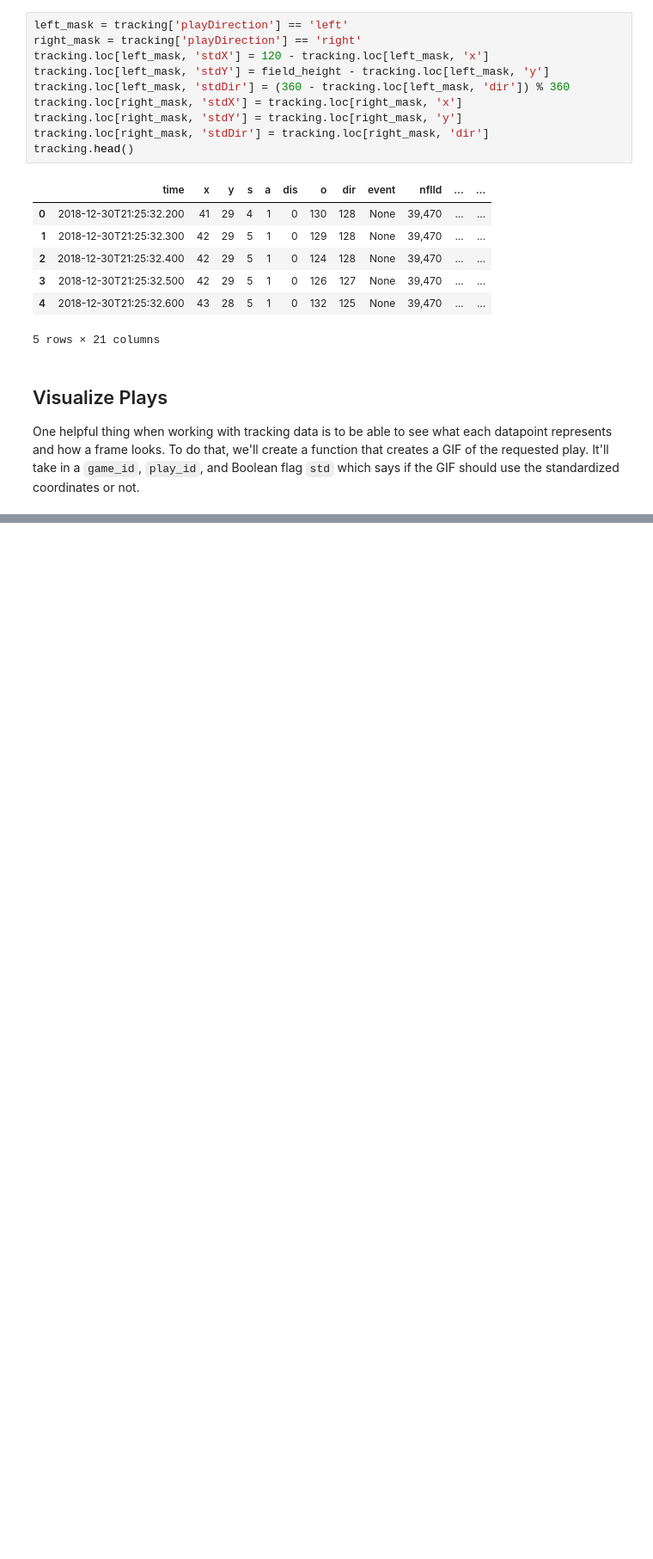
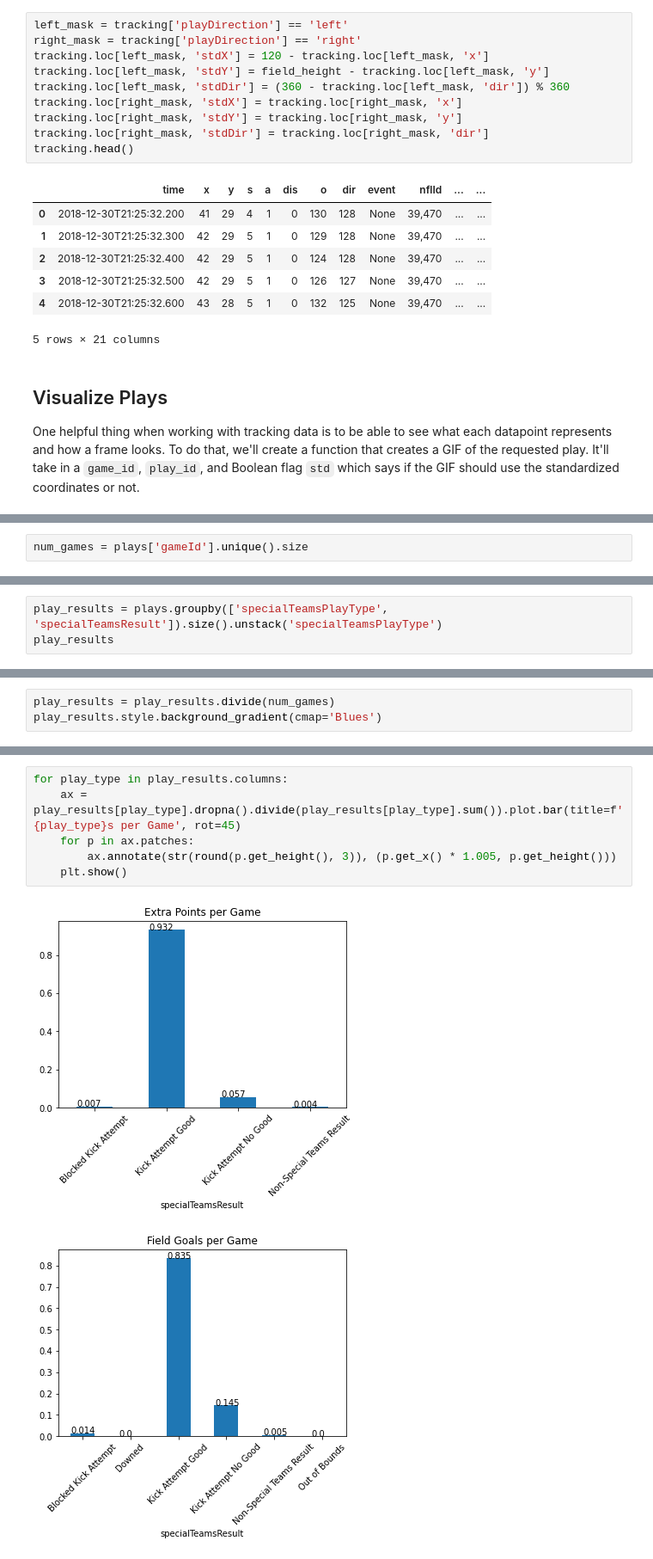
Before and after one commit to icowen/big-data-bowl-2022, a Jupyter notebook: eda.ipynb, the cells around one changed output, grey strips where cells are left out. Shown: that part at 86% size. Drawn from its saved outputs; the diff is of its cells as text; blank space fills up the shorter version.

Commit message:
Exploring game data

```diff
--- a/eda.ipynb
+++ b/eda.ipynb
@@ -211,0 +306,2 @@ animate_play(2018090600, 658)
+# %%
+num_games = plays['gameId'].unique().size
@@ -211,0 +318,3 @@ animate_play(2018090600, 658)
+# %%
+play_results = plays.groupby(['specialTeamsPlayType', 'specialTeamsResult']).size().unstack('specialTeamsPlayType')
+play_results
@@ -211,0 +340,3 @@ animate_play(2018090600, 658)
+# %%
+play_results = play_results.divide(num_games)
+play_results.style.background_gradient(cmap='Blues')
@@ -211,0 +385,9 @@ animate_play(2018090600, 658)
+# %%
+for play_type in play_results.columns:
+    ax = play_results[play_type].dropna().divide(play_results[play_type].sum()).plot.bar(title=f'{play_type}s per Game', rot=45)
+    for p in ax.patches:
+        ax.annotate(str(round(p.get_height(), 3)), (p.get_x() * 1.005, p.get_height()))
+    plt.show()
+# %% [output]
+[figure, added]
+[figure, added]
```
Also changed, not shown: parts of 19 cells of this notebook, 1 other file.
